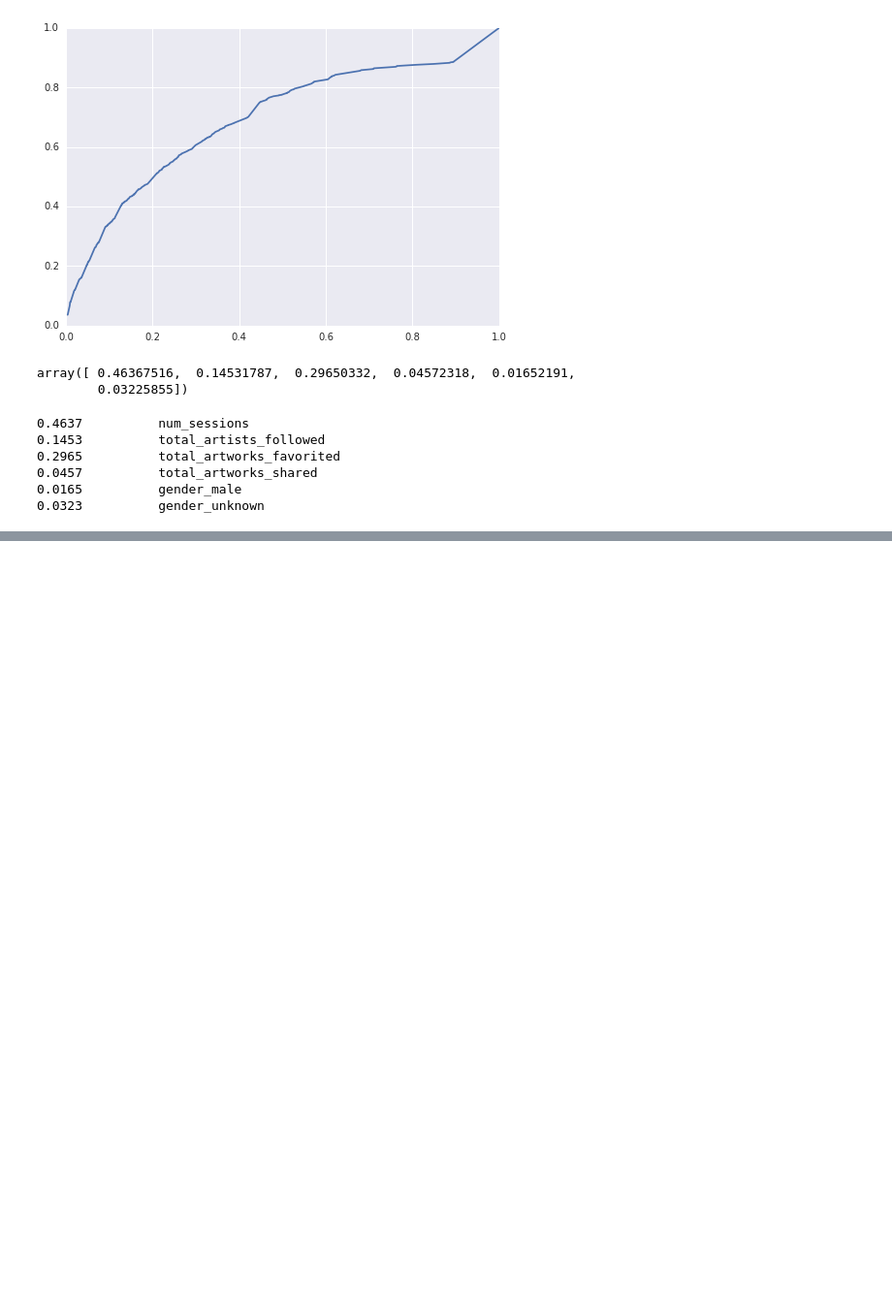
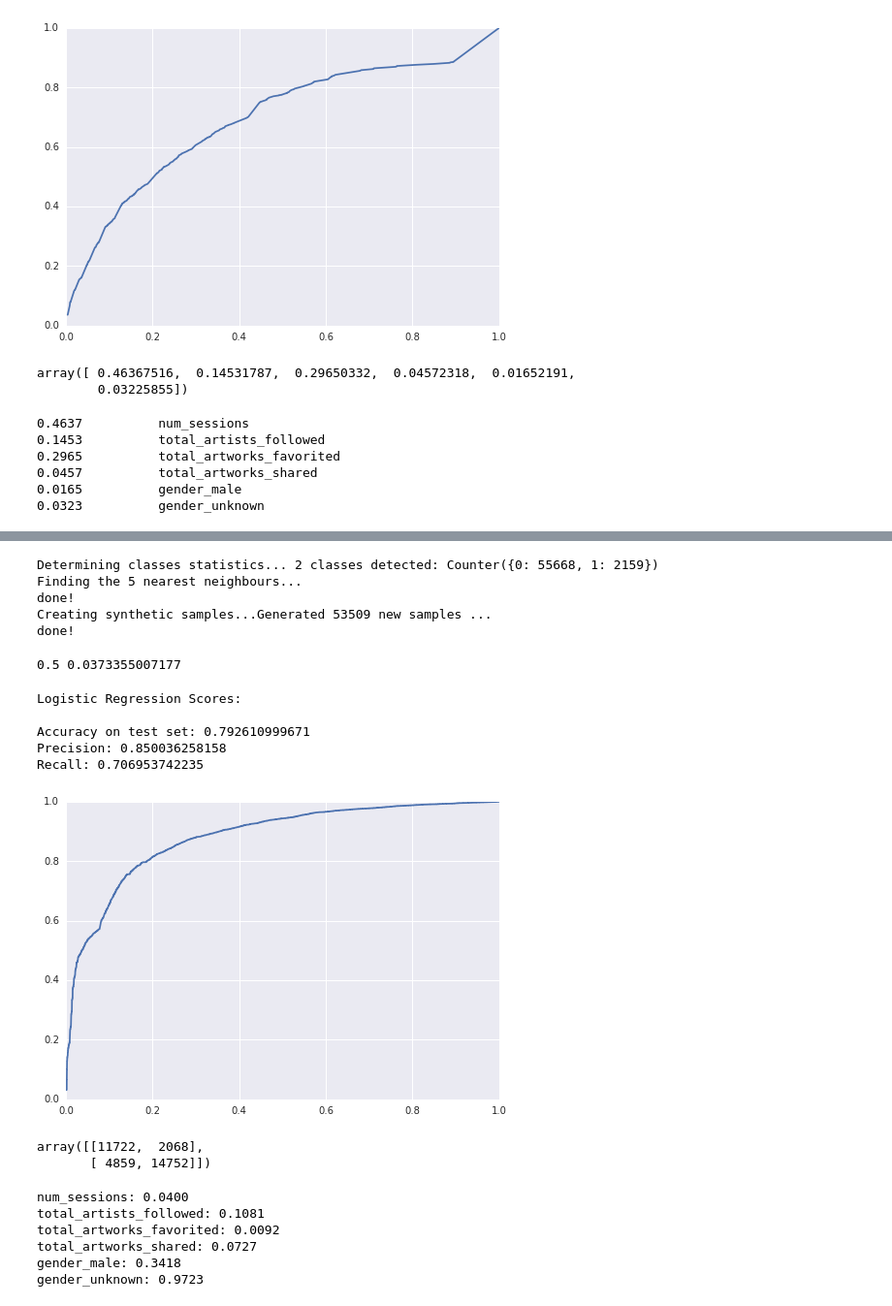
Before and after one commit to pauloarantes/art-project, a Jupyter notebook: modeling engagement.ipynb, the cells around one changed output, grey strips where cells are left out. Shown at 97% size. Cells and saved outputs as stored; diff of their text form; code cells hidden in the pictures; blank space fills up the shorter version.

```diff
--- a/modeling engagement.ipynb
+++ b/modeling engagement.ipynb
@@ -385,0 +674,4 @@ for name, importance in izip(cols, rf.feature_importances_):
+# %%
+# Creating label of purchase or not, and dropping original data to avoid collinearity or Singular Matrix issues
+user_merged['purchased'] = np.where(user_merged.total_pieces_purchased > 0, 1, 0)
+user_merged.drop('total_pieces_purchased', axis=1, inplace=True)
@@ -385,0 +687,3 @@ for name, importance in izip(cols, rf.feature_importances_):
+# %%
+y = user_merged.pop('purchased').values
+X = user_merged.values
@@ -385,0 +692,53 @@ for name, importance in izip(cols, rf.feature_importances_):
+# %%
+sm = SMOTE(kind='regular')
+X_resampled, y_resampled = sm.fit_transform(X, y)
+# %% [output]
+Determining classes statistics... 2 classes detected: Counter({0: 55668, 1: 2159})
+Finding the 5 nearest neighbours...
+done!
+Creating synthetic samples...Generated 53509 new samples ...
+done!
+# %%
+print np.mean(y_resampled), np.mean(y)
+# %% [output]
+0.5 0.0373355007177
+# %%
+X_train, X_test, y_train, y_test = train_test_split(X_resampled, y_resampled, test_size=0.3)
+log_reg = LogisticRegression()
+log_reg.fit(X_train, y_train)
+predict_log = log_reg.predict(X_test)
+print "\nLogistic Regression Scores:\n"
+print "Accuracy on test set:", log_reg.score(X_test, y_test)
+print "Precision:", precision_score(y_test, predict_log)
+print "Recall:", recall_score(y_test, predict_log)
+# %% [output]
+Logistic Regression Scores:
+
+Accuracy on test set: 0.792610999671
+Precision: 0.850036258158
+Recall: 0.706953742235
+# %%
+y_predict = log_reg.predict(X_test)
+y_proba = log_reg.predict_proba(X_test)
+cm = standard_confusion_matrix(y_test, y_predict)
+
+tpr, fpr, thres = roc_curve(y_proba[:,0:1].flatten(), y_test)
+plt.plot(tpr, fpr)
+plt.show()
+# %% [output]
+[figure, added]
+# %%
+cm
+# %% [output]
+array([[11722,  2068],
+       [ 4859, 14752]])
+# %%
+for name, coef in izip(user_merged.columns, log_reg.coef_[0]):
+    print "%s: %.4f" % (name, coef)
+# %% [output]
+num_sessions: 0.0400
+total_artists_followed: 0.1081
+total_artworks_favorited: 0.0092
+total_artworks_shared: 0.0727
+gender_male: 0.3418
+gender_unknown: 0.9723
```
Also changed, not shown: parts of 31 cells of this notebook, 8 other files.
